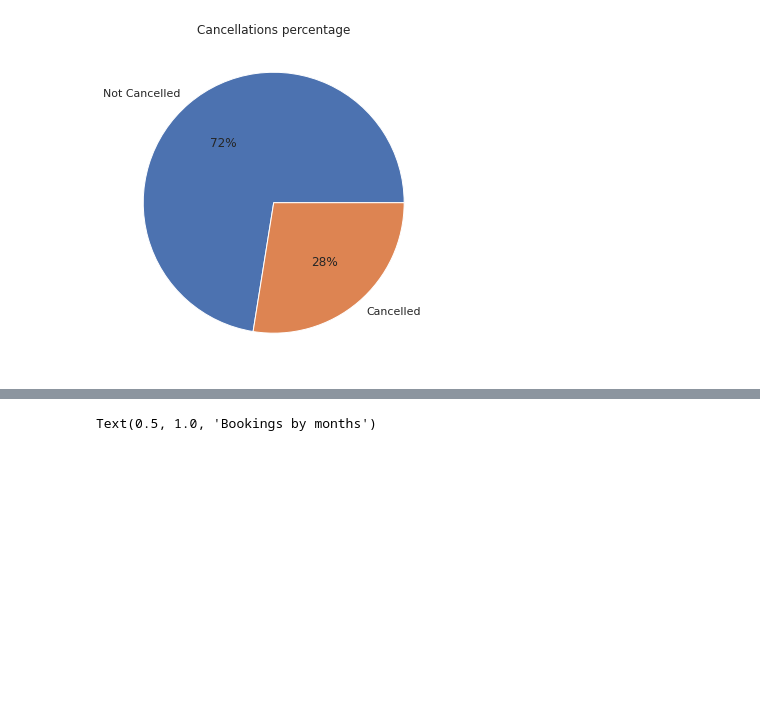
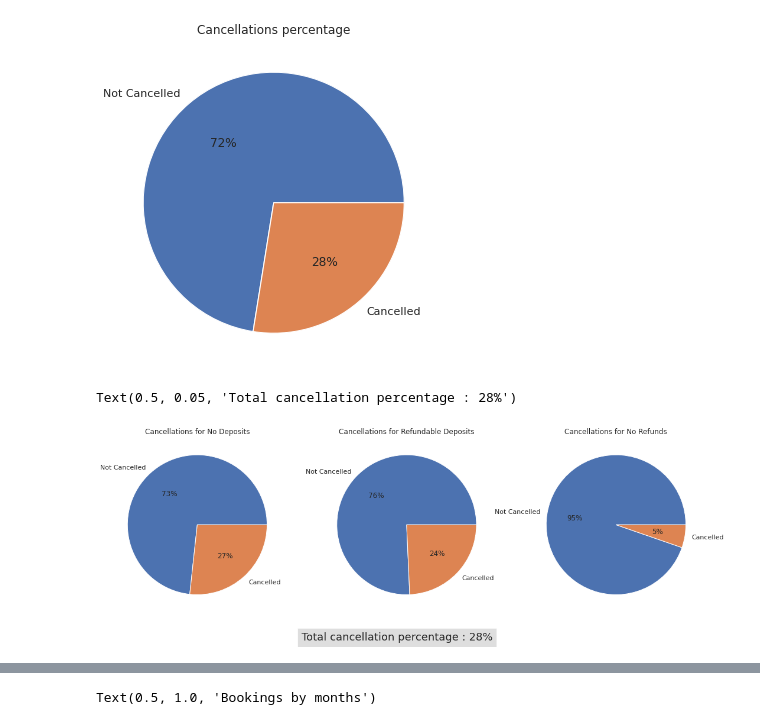
Before and after one commit to ayush9304/HotelBookingAnalysisEDA, a Jupyter notebook: EDA_Hotel_Booking_Analysis.ipynb, the cells around one changed output, grey strips where cells are left out. Saved outputs shown, nothing was run; the diff lists cells and outputs as text; code cells hidden in the pictures; blank space fills up the shorter version.

Commit message:
Finally cancellations EDA done

```diff
--- a/EDA_Hotel_Booking_Analysis.ipynb
+++ b/EDA_Hotel_Booking_Analysis.ipynb
@@ -529,3 +521,25 @@ plt.title("Cancellations percentage")
 # %% [output]
 Text(0.5, 1.0, 'Cancellations percentage')
 [figure]
+# %%
+plt.figure(figsize=(18,6))
+
+plt.subplot(1,3,1)
+d = df[df['deposit_type']=='No Deposit']['is_canceled'].value_counts()
+p = plt.pie(d, autopct="%.0f%%", labels=['Not Cancelled', 'Cancelled'])
+_ = plt.title("Cancellations for No Deposits")
+
+plt.subplot(1,3,2)
+d = df[df['deposit_type']=='Refundable']['is_canceled'].value_counts()
+p = plt.pie(d, autopct="%.0f%%", labels=['Not Cancelled', 'Cancelled'])
+_ = plt.title("Cancellations for Refundable Deposits")
+
+plt.subplot(1,3,3)
+d = df[df['deposit_type']=='Non Refund']['is_canceled'].value_counts()
+p = plt.pie(d, autopct="%.0f%%", labels=['Not Cancelled', 'Cancelled'])
+_ = plt.title("Cancellations for No Refunds")
+
+plt.figtext(0.5, 0.05, "Total cancellation percentage : 28%", ha="center", fontsize=18, bbox={"facecolor": "lightgray", "alpha": 0.75, "pad": 7})
+# %% [output]
+Text(0.5, 0.05, 'Total cancellation percentage : 28%')
+[figure, added]
```
Also changed, not shown: parts of 7 cells of this notebook.
